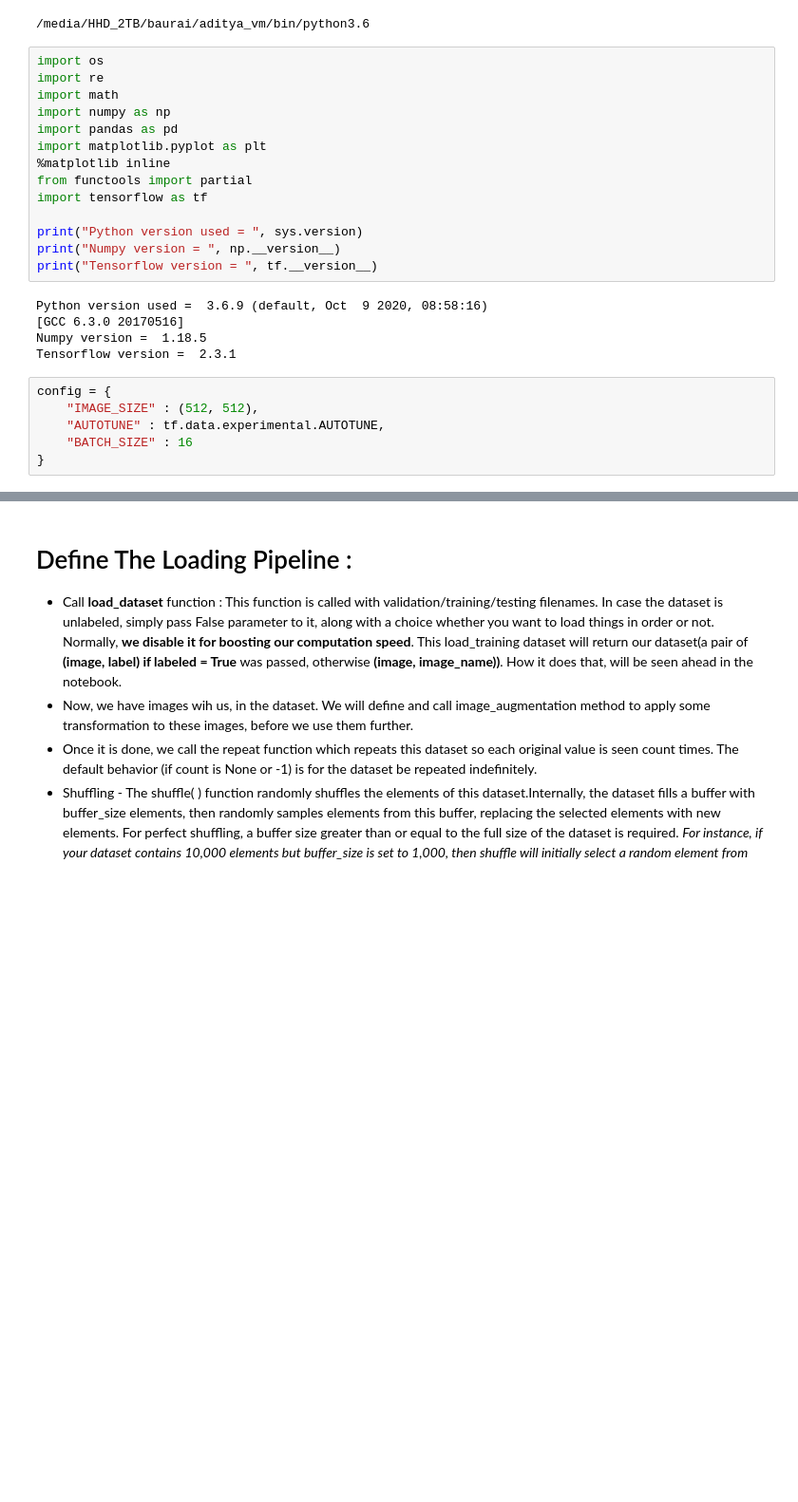
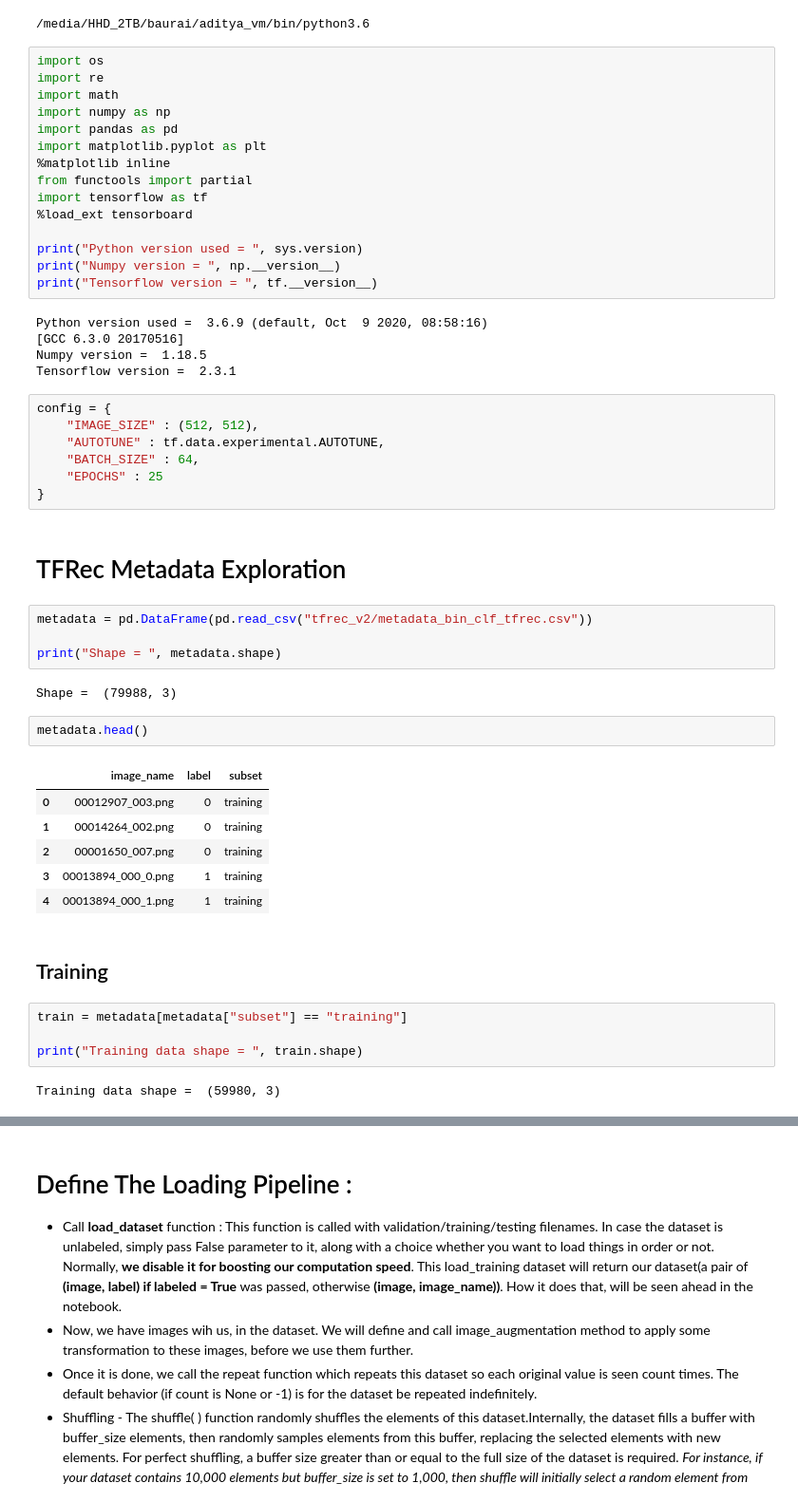
Before and after one commit to fireheart12/Chexnet_NIH, a Jupyter notebook: model_binary_classification.ipynb, the cells around one changed output, grey strips where cells are left out. Shown at 95% size. Cells and saved outputs as stored; diff of their text form; blank space fills up the shorter version.

```diff
--- a/model_binary_classification.ipynb
+++ b/model_binary_classification.ipynb
@@ -15,6 +15,7 @@ import matplotlib.pyplot as plt
 %matplotlib inline
 from functools import partial
 import tensorflow as tf
+%load_ext tensorboard
 
 print("Python version used = ", sys.version)
 print("Numpy version = ", np.__version__)
@@ -28,5 +29,31 @@ Tensorflow version =  2.3.1
 config = {
     "IMAGE_SIZE" : (512, 512),
     "AUTOTUNE" : tf.data.experimental.AUTOTUNE,
-    "BATCH_SIZE" : 16
+    "BATCH_SIZE" : 64,
+    "EPOCHS" : 25
 }
+# %% [markdown]
+# TFRec Metadata Exploration
+# %%
+metadata = pd.DataFrame(pd.read_csv("tfrec_v2/metadata_bin_clf_tfrec.csv"))
+
+print("Shape = ", metadata.shape)
+# %% [output]
+Shape =  (79988, 3)
+# %%
+metadata.head()
+# %% [output]
+|  | image_name | label | subset |
+| 0 | 00012907_003.png | 0 | training |
+| 1 | 00014264_002.png | 0 | training |
+| 2 | 00001650_007.png | 0 | training |
+| 3 | 00013894_000_0.png | 1 | training |
+| 4 | 00013894_000_1.png | 1 | training |
+# %% [markdown]
+## Training
+# %%
+train = metadata[metadata["subset"] == "training"]
+
+print("Training data shape = ", train.shape)
+# %% [output]
+Training data shape =  (59980, 3)
```
Also changed, not shown: parts of 27 cells of this notebook.
